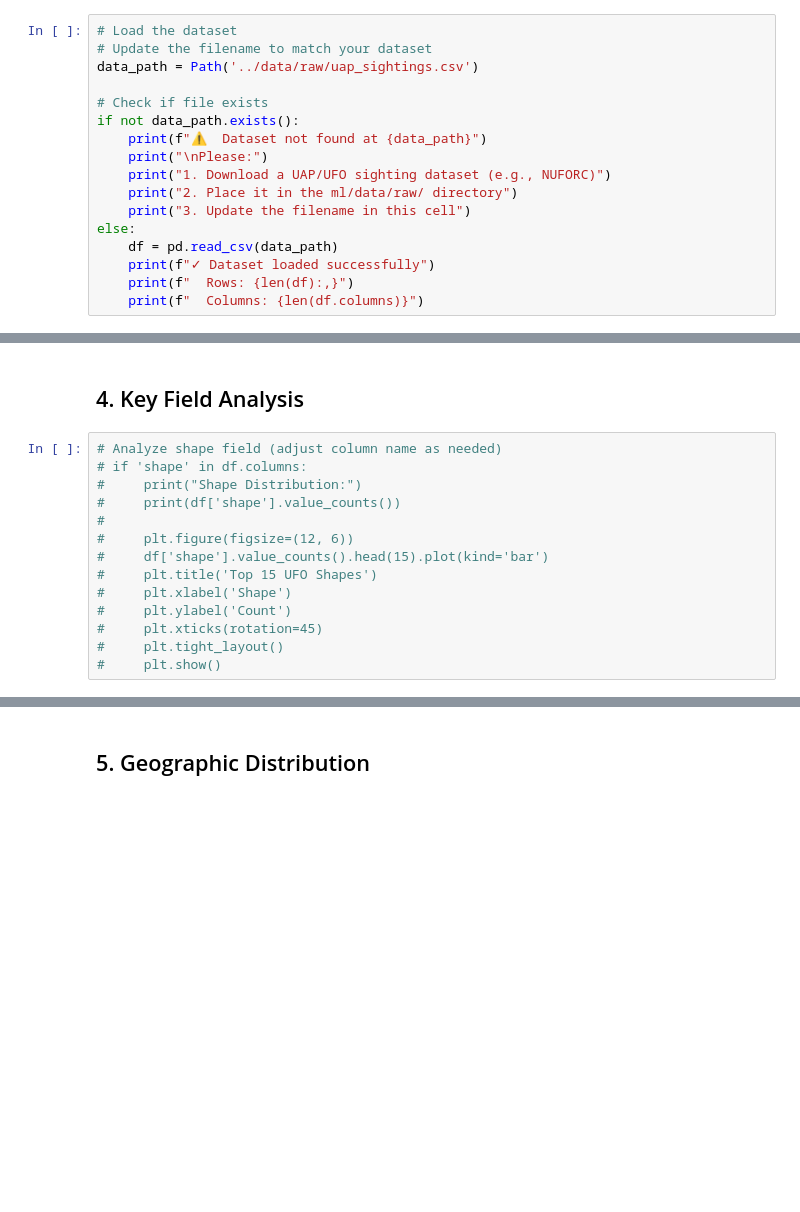
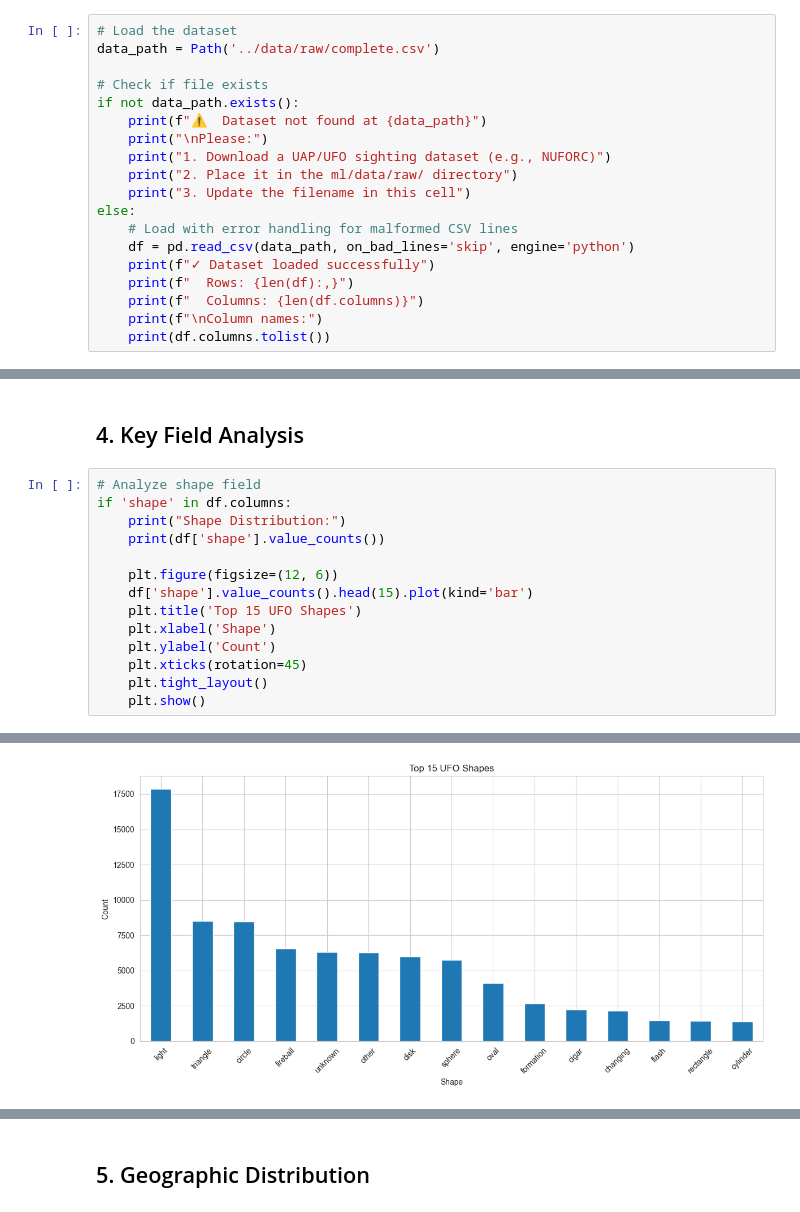
Before and after one commit to adarshgogineni/Aerial-Anomaly-Explorer, a Jupyter notebook: ml/notebooks/01_explore_data.ipynb, the cells around one changed output, grey strips where cells are left out. Drawn from its saved outputs; the diff is of its cells as text; blank space fills up the shorter version.

```diff
--- a/ml/notebooks/01_explore_data.ipynb
+++ b/ml/notebooks/01_explore_data.ipynb
@@ -38,8 +38,7 @@ Expected columns (adjust based on your dataset):
 - Description
 # %%
 # Load the dataset
-# Update the filename to match your dataset
-data_path = Path('../data/raw/uap_sightings.csv')
+data_path = Path('../data/raw/complete.csv')
 
 # Check if file exists
 if not data_path.exists():
@@ -49,7 +48,10 @@ if not data_path.exists():
     print("2. Place it in the ml/data/raw/ directory")
     print("3. Update the filename in this cell")
 else:
-    df = pd.read_csv(data_path)
+    # Load with error handling for malformed CSV lines
+    df = pd.read_csv(data_path, on_bad_lines='skip', engine='python')
     print(f"✓ Dataset loaded successfully")
     print(f"  Rows: {len(df):,}")
     print(f"  Columns: {len(df.columns)}")
+    print(f"\nColumn names:")
+    print(df.columns.tolist())
@@ -81,16 +140,17 @@ else:
 # %% [markdown]
 ## 4. Key Field Analysis
 # %%
-# Analyze shape field (adjust column name as needed)
-# if 'shape' in df.columns:
-#     print("Shape Distribution:")
-#     print(df['shape'].value_counts())
-#
-#     plt.figure(figsize=(12, 6))
-#     df['shape'].value_counts().head(15).plot(kind='bar')
-#     plt.title('Top 15 UFO Shapes')
-#     plt.xlabel('Shape')
-#     plt.ylabel('Count')
-#     plt.xticks(rotation=45)
-#     plt.tight_layout()
-#     plt.show()
+# Analyze shape field
+if 'shape' in df.columns:
+    print("Shape Distribution:")
+    print(df['shape'].value_counts())
+
+    plt.figure(figsize=(12, 6))
+    df['shape'].value_counts().head(15).plot(kind='bar')
+    plt.title('Top 15 UFO Shapes')
+    plt.xlabel('Shape')
+    plt.ylabel('Count')
+    plt.xticks(rotation=45)
+    plt.tight_layout()
+    plt.show()
+# %% [output]
@@ -97 +174,2 @@ else:
+[figure, added]
 # %%
```
Also changed, not shown: parts of 9 cells of this notebook, 11 other files.
